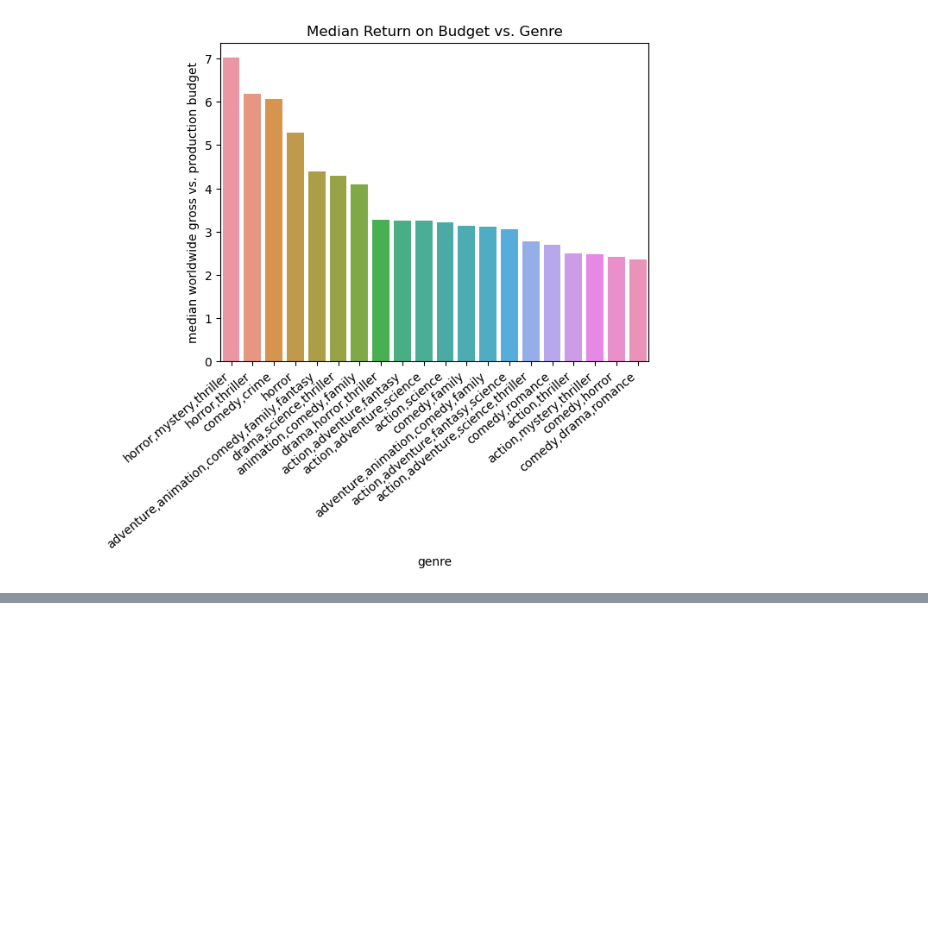
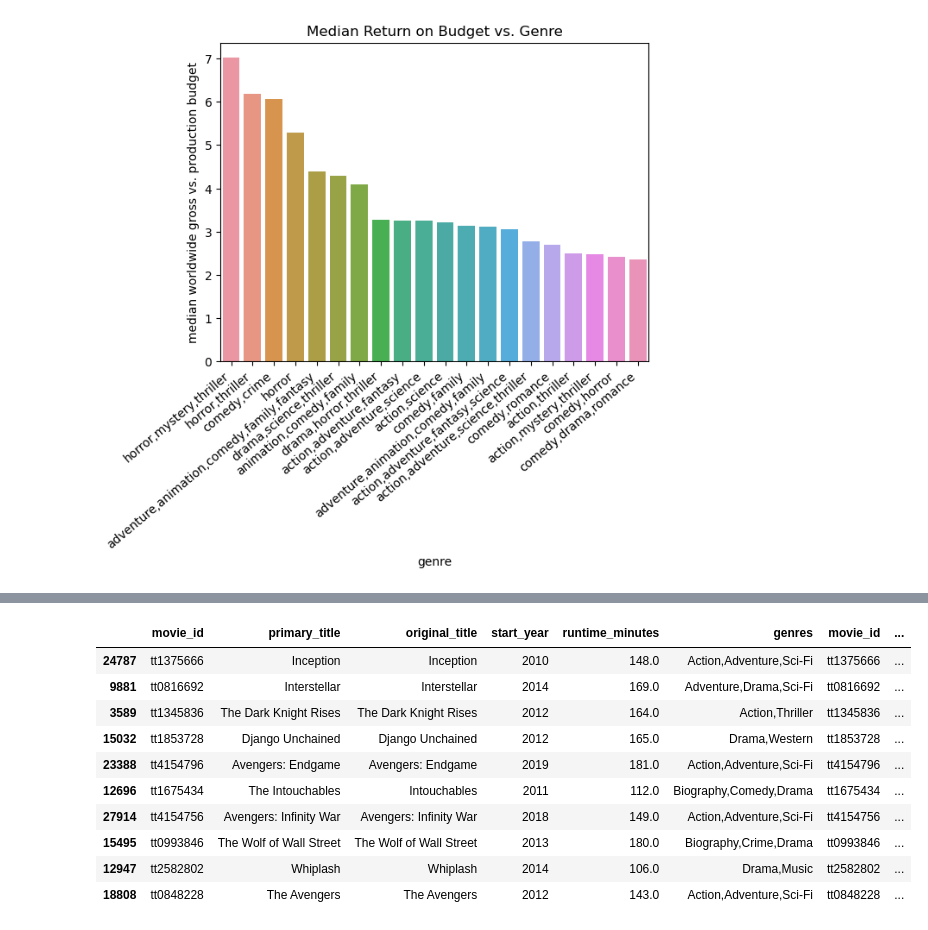
Before and after one commit to bkokin/semester_1_capstone, a Jupyter notebook: exploratory_work/hanwen_exploratory.ipynb, the cells around one changed output, grey strips where cells are left out. Drawn from its saved outputs; the diff is of its cells as text; code cells hidden in the pictures; blank space fills up the shorter version.

```diff
--- a/exploratory_work/hanwen_exploratory.ipynb
+++ b/exploratory_work/hanwen_exploratory.ipynb
@@ -397,0 +489,14 @@ None
+# %%
+voted_movies_df.sort_values(by=['augmented_score'], ascending=False).head(10)
+# %% [output]
+|  | movie_id | primary_title | original_title | start_year | runtime_minutes | genres | movie_id | ... |
+| 24787 | tt1375666 | Inception | Inception | 2010 | 148.0 | Action,Adventure,Sci-Fi | tt1375666 | ... |
+| 9881 | tt0816692 | Interstellar | Interstellar | 2014 | 169.0 | Adventure,Drama,Sci-Fi | tt0816692 | ... |
+| 3589 | tt1345836 | The Dark Knight Rises | The Dark Knight Rises | 2012 | 164.0 | Action,Thriller | tt1345836 | ... |
+| 15032 | tt1853728 | Django Unchained | Django Unchained | 2012 | 165.0 | Drama,Western | tt1853728 | ... |
+| 23388 | tt4154796 | Avengers: Endgame | Avengers: Endgame | 2019 | 181.0 | Action,Adventure,Sci-Fi | tt4154796 | ... |
+| 12696 | tt1675434 | The Intouchables | Intouchables | 2011 | 112.0 | Biography,Comedy,Drama | tt1675434 | ... |
+| 27914 | tt4154756 | Avengers: Infinity War | Avengers: Infinity War | 2018 | 149.0 | Action,Adventure,Sci-Fi | tt4154756 | ... |
+| 15495 | tt0993846 | The Wolf of Wall Street | The Wolf of Wall Street | 2013 | 180.0 | Biography,Crime,Drama | tt0993846 | ... |
+| 12947 | tt2582802 | Whiplash | Whiplash | 2014 | 106.0 | Drama,Music | tt2582802 | ... |
+| 18808 | tt0848228 | The Avengers | The Avengers | 2012 | 143.0 | Action,Adventure,Sci-Fi | tt0848228 | ... |
```
Also changed, not shown: parts of 13 cells of this notebook.
